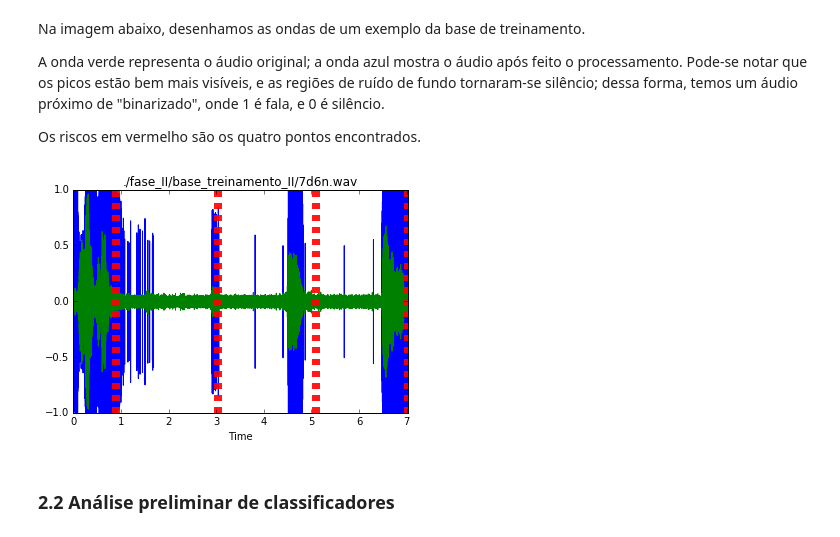
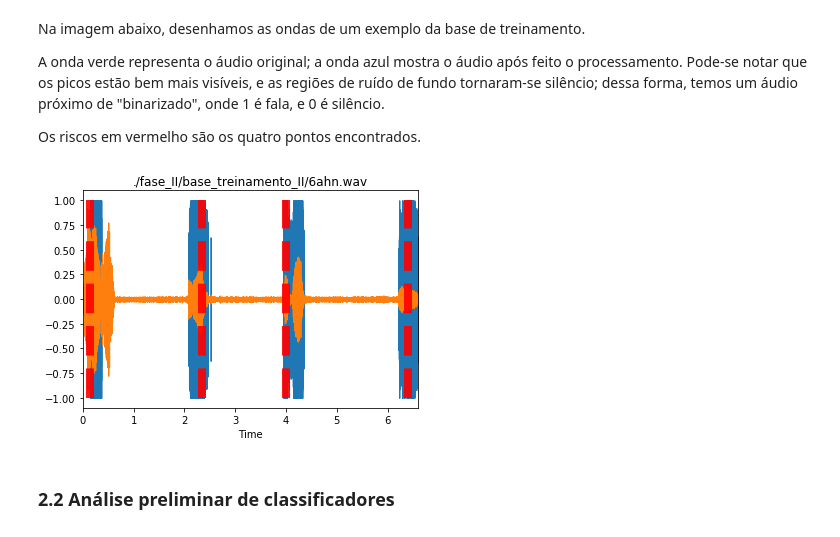
Before and after one commit to phfaustini/Audio-captcha-solver, a Jupyter notebook: report.ipynb, the cells around one changed output. Drawn from its saved outputs; the diff is of its cells as text; code cells hidden in the pictures.

```diff
--- a/report.ipynb
+++ b/report.ipynb
@@ -60,9 +60,9 @@ Os riscos em vermelho são os quatro pontos encontrados.
 # %%
 import preprocessor as trim
 
-trim.trim('./fase_II/base_treinamento_II/7d6n.wav', '', True) #desenha o grafico
+trim.trim('./fase_II/base_treinamento_II/6ahn.wav', '', True) #desenha o grafico
 # %% [output]
-[figure, old version]
+[figure, new version]
 # %% [markdown]
 ### 2.2 Análise preliminar de classificadores
 # %% [markdown]
```
Also changed, not shown: parts of 10 cells of this notebook, 4 other files.
